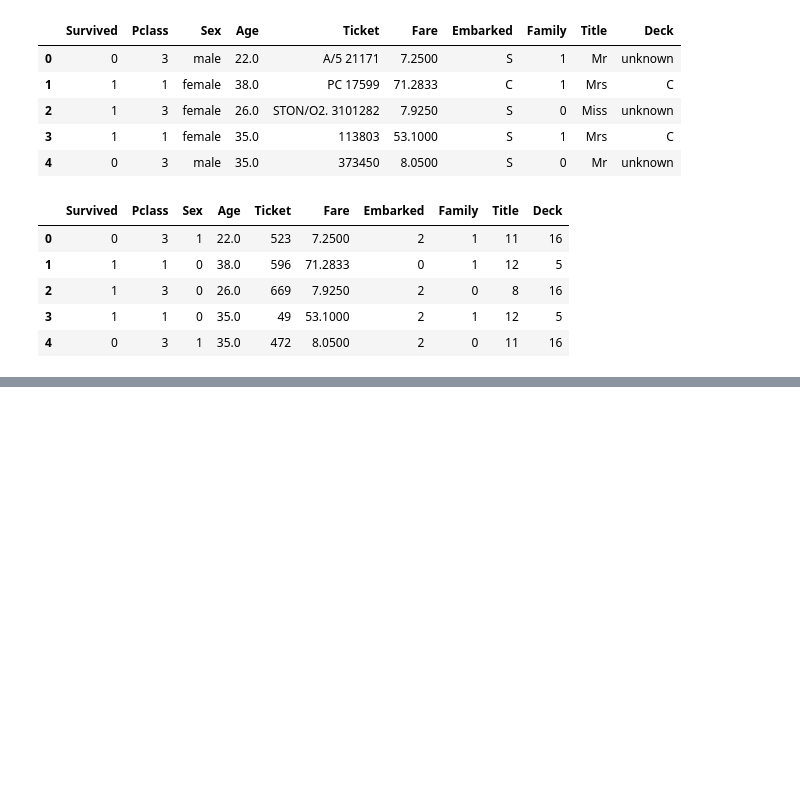
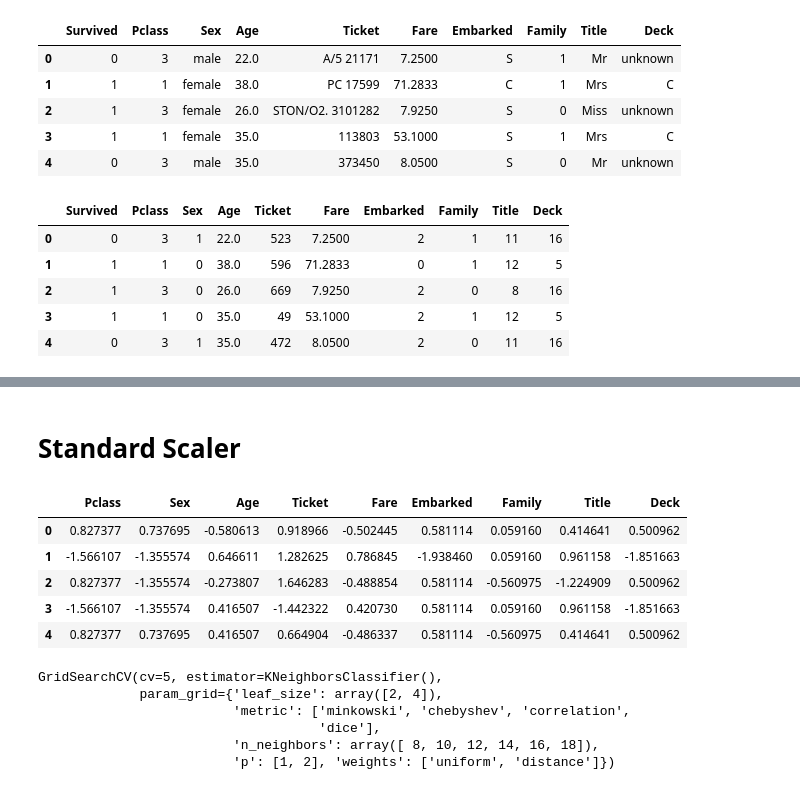
Before and after one commit to dray-the-sea/kaggle-titanic, a Jupyter notebook: notebooks/train-model-KNN-v2.ipynb, the cells around one changed output, grey strips where cells are left out. Drawn from its saved outputs; the diff is of its cells as text; code cells hidden in the pictures; blank space fills up the shorter version.

```diff
--- a/notebooks/train-model-KNN-v2.ipynb
+++ b/notebooks/train-model-KNN-v2.ipynb
@@ -118,0 +258,40 @@ num_df.head()
+# %% [markdown]
+# Standard Scaler
+# %%
+# Scale it!!
+
+from sklearn.preprocessing import StandardScaler
+std_scaler = StandardScaler()
+
+num_df_x = num_df.drop("Survived", axis=1)
+ss_df_y = num_df.Survived
+
+scale_arr = std_scaler.fit_transform(num_df_x)
+ss_df_x = pd.DataFrame(scale_arr)
+ss_df_x.columns = num_df_x.columns
+ss_df_x.head()
+# %% [output]
+|  | Pclass | Sex | Age | Ticket | Fare | Embarked | Family | Title | Deck |
+| 0 | 0.827377 | 0.737695 | -0.580613 | 0.918966 | -0.502445 | 0.581114 | 0.059160 | 0.414641 | 0.500962 |
+| 1 | -1.566107 | -1.355574 | 0.646611 | 1.282625 | 0.786845 | -1.938460 | 0.059160 | 0.961158 | -1.851663 |
+| 2 | 0.827377 | -1.355574 | -0.273807 | 1.646283 | -0.488854 | 0.581114 | -0.560975 | -1.224909 | 0.500962 |
+| 3 | -1.566107 | -1.355574 | 0.416507 | -1.442322 | 0.420730 | 0.581114 | 0.059160 | 0.961158 | -1.851663 |
+| 4 | 0.827377 | 0.737695 | 0.416507 | 0.664904 | -0.486337 | 0.581114 | -0.560975 | 0.414641 | 0.500962 |
+# %%
+
+
+ss_x_train, ss_x_test, ss_y_train, ss_y_test = train_test_split(ss_df_x, ss_df_y, test_size=.2 )
+
+
+ss_gs_model = GridSearchCV(KNeighborsClassifier(),
+                        param_grid=grid,
+                        cv= 5)
+
+ss_gs_model.fit(ss_x_train, ss_y_train)
+# %% [output]
+GridSearchCV(cv=5, estimator=KNeighborsClassifier(),
+             param_grid={'leaf_size': array([2, 4]),
+                         'metric': ['minkowski', 'chebyshev', 'correlation',
+                                    'dice'],
+                         'n_neighbors': array([ 8, 10, 12, 14, 16, 18]),
+                         'p': [1, 2], 'weights': ['uniform', 'distance']})
```
Also changed, not shown: parts of 27 cells of this notebook, 2 other files.
